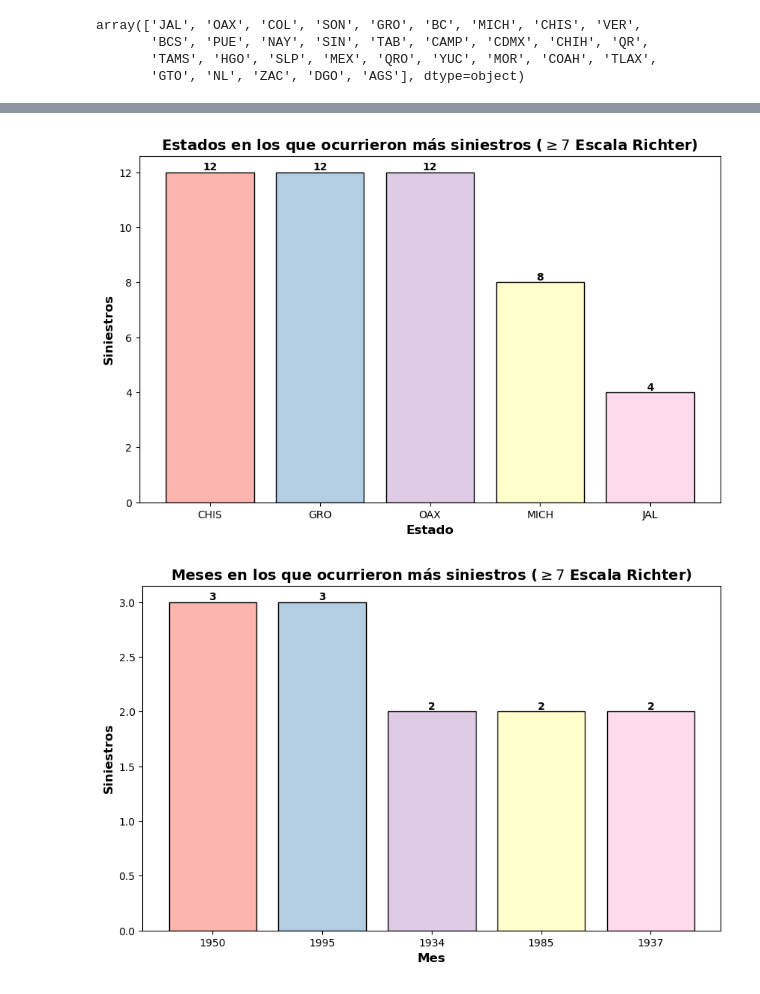
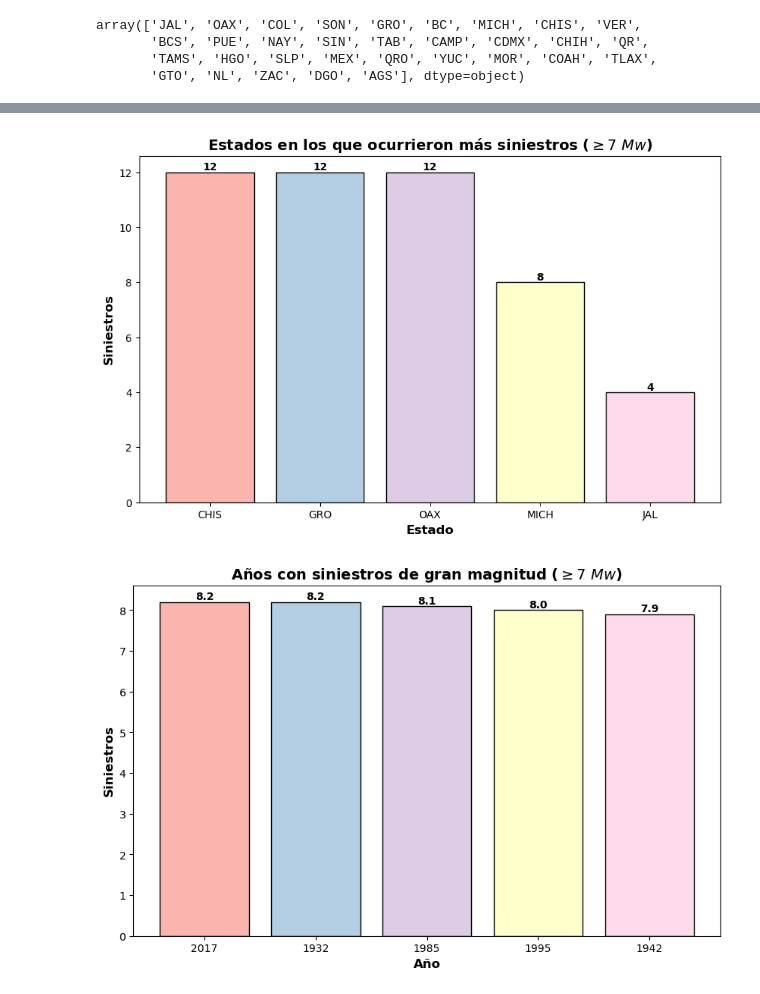
Before and after one commit to christianramosc/analisissismicidadmexico, a Jupyter notebook: AnálisisSSN_COL.ipynb, the cells around one changed output, grey strips where cells are left out. Drawn from its saved outputs; the diff is of its cells as text; code cells hidden in the pictures.

```diff
--- a/AnálisisSSN_COL.ipynb
+++ b/AnálisisSSN_COL.ipynb
@@ -315,7 +321,7 @@ bar_width = 0.8
 
 bars = plt.bar(x, y, width=bar_width, color=colores_pastel, edgecolor='black')
 # Añadir títulos y etiquetas
-plt.title("Estados en los que ocurrieron más siniestros ($\\geq 7 $ Escala Richter)", fontsize=14, fontweight='bold', color='k')
+plt.title("Estados en los que ocurrieron más siniestros ($\\geq 7 $ $Mw$)", fontsize=14, fontweight='bold', color='k')
 plt.xlabel("Estado", fontsize=12, fontweight='bold', color='k')
 plt.ylabel("Siniestros", fontsize=12, fontweight='bold', color='k')
 
@@ -330,38 +336,40 @@ plt.show()
 
 ####
 
-topfiveyear = majorseven.groupby('Año').Siniestro.sum().sort_values(ascending=False)
+topfiveyear = majorseven.groupby('Año').Magnitud.max().sort_values(ascending=False)
 
 x = topfiveyear.head(5).index
 
 y= topfiveyear.head(5).values
 
+
+topfiveyear
 # Crear colores distintos para cada barra con un mapa de colores pastel
 colores_pastel = plt.cm.Pastel1(np.arange(len(x)) / len(x))
 
 # Crear un gráfico de barras con colores pastel
 plt.figure(figsize=(10, 6))
 
 # Ajustar el ancho de las barras
 bar_width = 0.8
 
 # Añadir un pequeño desplazamiento a la posición de las barras para colocarlas lado a lado
 bar_positions = np.arange(len(x))
 
 bars = plt.bar(bar_positions, y, width=bar_width, color=colores_pastel, edgecolor='black')
 # Añadir títulos y etiquetas
-plt.title("Meses en los que ocurrieron más siniestros ($\\geq 7 $ Escala Richter)", fontsize=14, fontweight='bold', color='k')
-plt.xlabel("Mes", fontsize=12, fontweight='bold', color='k')
+plt.title("Años con siniestros de gran magnitud ($\\geq 7 $ $Mw$)", fontsize=14, fontweight='bold', color='k')
+plt.xlabel("Año", fontsize=12, fontweight='bold', color='k')
 plt.ylabel("Siniestros", fontsize=12, fontweight='bold', color='k')
 # Añadir valores encima de cada barra
 for bar, value in zip(bars, y):
     plt.text(bar.get_x() + bar.get_width() / 2, value, str(value), ha='center', va='bottom', color='black', fontsize=10, fontweight='bold')
 
 # Establecer ticks en el eje x con etiquetas de años
 plt.xticks(bar_positions, x)
 
 # Mostrar el gráfico
 plt.show()
 # %% [output]
-[figure, old version]
+[figure, new version]
-[figure, old version]
+[figure, new version]
```
Also changed, not shown: parts of 17 cells of this notebook.
